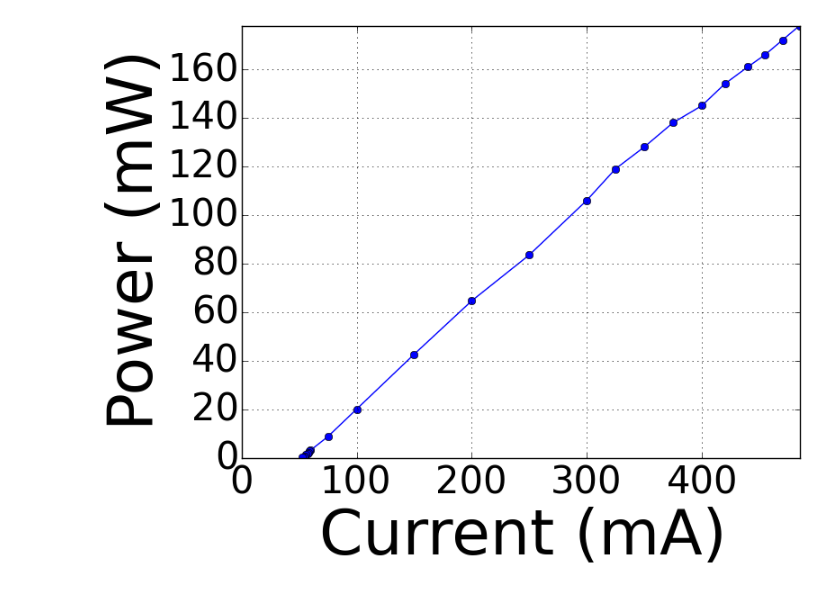
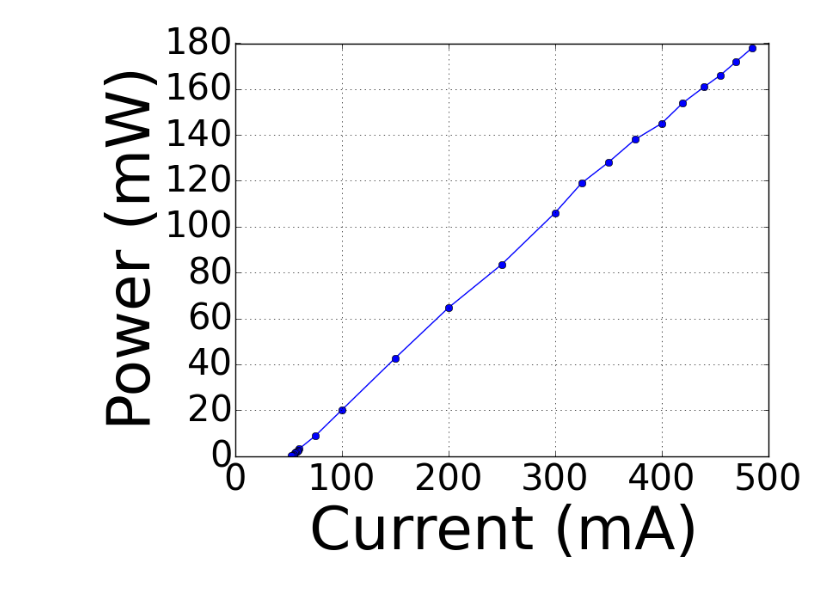
Before and after one commit to nacs-lab/yyc-data, a Jupyter notebook: presentations/2015-05-05_cua/Na_laser.ipynb, the cells around one changed output. Saved outputs shown, nothing was run; the diff lists cells and outputs as text; code cells hidden in the pictures.

Commit message:
[present/2015-05-05] Update Na Laser plots

```diff
--- a/presentations/2015-05-05_cua/Na_laser.ipynb
+++ b/presentations/2015-05-05_cua/Na_laser.ipynb
@@ -9,16 +11,16 @@ currents = seed_power[:, 1];
 powers = seed_power[:, 2];
 # %%
 plot(currents, powers, "bo-")
-xlim([0, maximum(currents)])
-ylim([0, maximum(powers)])
+xlim([0, 500])
+ylim([0, 180])
 xlabel("Current (mA)"; size=50)
 ylabel("Power (mW)"; size=50)
 for label in [gca()[:get_xticklabels](); gca()[:get_yticklabels]()]
     label[:set_fontsize](30)
 end
 grid()
 savefig("Na_seed_power.png"; bbox_inches="tight")
 # %% [output]
-[figure, old version]
+[figure, new version]
 # %%
 doubler_power = readcsv("Na_doubler_power.csv");
```
Also changed, not shown: parts of 6 cells of this notebook, 2 other files.
